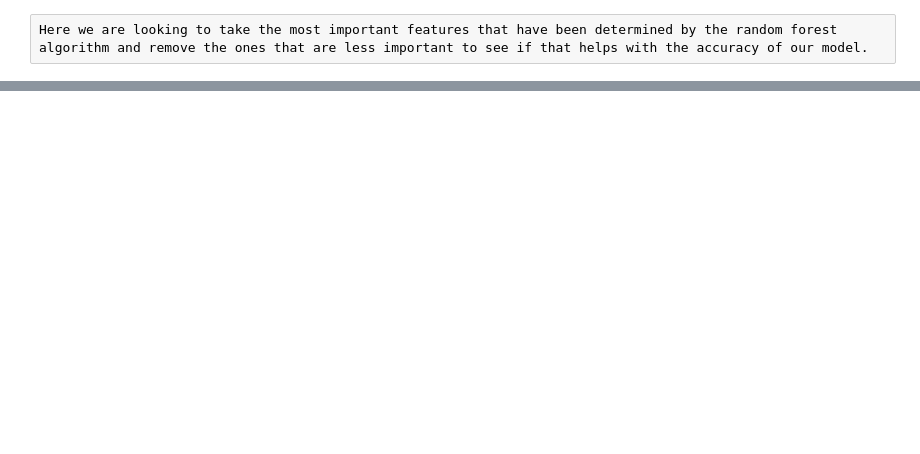
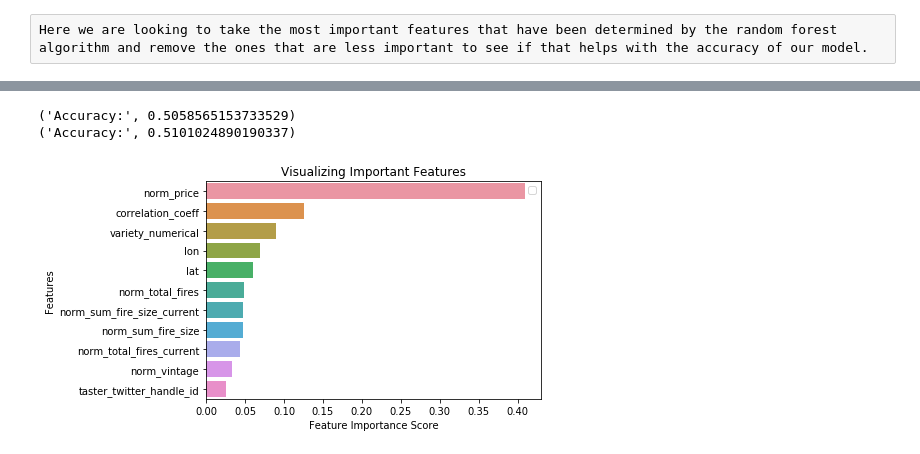
Before and after one commit to jems2019/CMPE257, a Jupyter notebook: Random_forest/Randfom_forest.ipynb, the cells around one changed output, grey strips where cells are left out. Cells and saved outputs as stored; diff of their text form; code cells hidden in the pictures; blank space fills up the shorter version.

```diff
--- a/Random_forest/Randfom_forest.ipynb
+++ b/Random_forest/Randfom_forest.ipynb
@@ -132,0 +198,51 @@ print("Accuracy:",metrics.accuracy_score(y_test, y_pred))
+# %%
+# Import train_test_split function
+from sklearn.cross_validation import train_test_split
+# Split dataset into features and labels
+X=data[['correlation_coeff', 'variety_numerical', 'norm_price', 'norm_vintage', 'norm_total_fires_current', 'norm_sum_fire_size_current','lat', 'lon', 'taster_twitter_handle_id', 'norm_total_fires', 'norm_sum_fire_size']]  # Features
+y=data['point_bin']  # Labels
+x_name = (['correlation_coeff', 'variety_numerical', 'norm_price', 'norm_vintage', 'norm_total_fires_current', 'norm_sum_fire_size_current', 'lat', 'lon', 'taster_twitter_handle_id', 'norm_total_fires', 'norm_sum_fire_size'])
+
+# Split dataset into training set and test set
+X_train, X_test, y_train, y_test = train_test_split(X, y, test_size=0.70, random_state=5) # 70% training and 30% test
+
+clf=RandomForestClassifier(n_estimators=100)
+
+#Train the model using the training sets y_pred=clf.predict(X_test)
+clf.fit(X_train,y_train)
+
+# prediction on test set
+y_pred=clf.predict(X_test)
+
+#Import scikit-learn metrics module for accuracy calculation
+from sklearn import metrics
+# Model Accuracy, how often is the classifier correct?
+print("Accuracy:",metrics.accuracy_score(y_test, y_pred))
+
+feature_imp = pd.Series(clf.feature_importances_,index=x_name).sort_values(ascending=False)
+feature_imp
+
+clf=RandomForestClassifier(n_estimators=100)
+
+#Train the model using the training sets y_pred=clf.predict(X_test)
+clf.fit(X_train,y_train)
+
+# prediction on test set
+y_pred=clf.predict(X_test)
+
+#Import scikit-learn metrics module for accuracy calculation
+from sklearn import metrics
+# Model Accuracy, how often is the classifier correct?
+print("Accuracy:",metrics.accuracy_score(y_test, y_pred))
+
+sns.barplot(x=feature_imp, y=feature_imp.index)
+# Add labels to your graph
+plt.xlabel('Feature Importance Score')
+plt.ylabel('Features')
+plt.title("Visualizing Important Features")
+plt.legend()
+plt.show()
+# %% [output]
+('Accuracy:', 0.5058565153733529)
+('Accuracy:', 0.5101024890190337)
+[figure, added]
```
Also changed, not shown: parts of 15 cells of this notebook, 1 other file.
